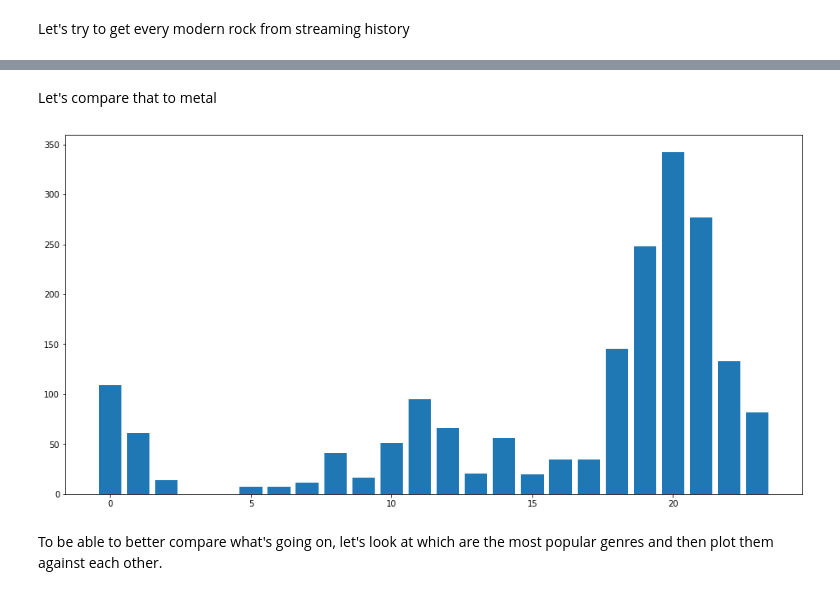
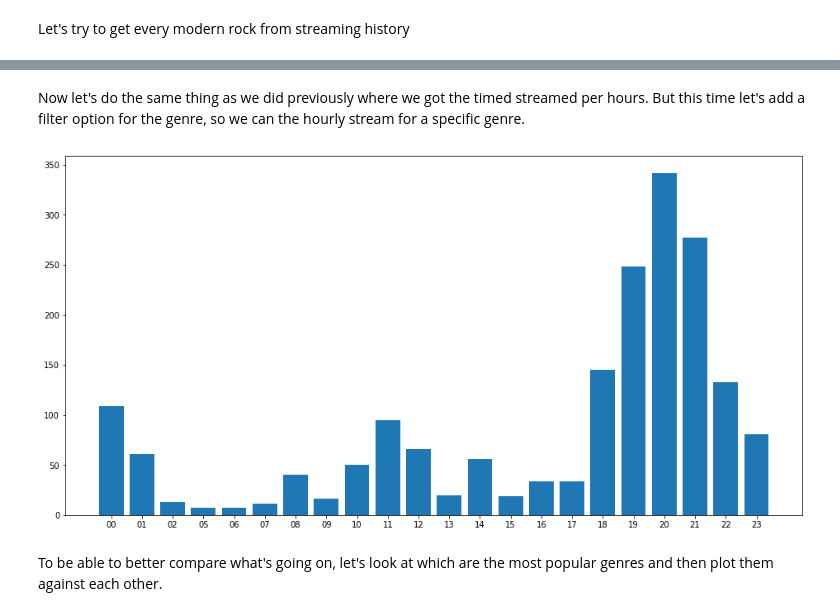
Before and after one commit to TimoBl/Spotify-Data-Analysis, a Jupyter notebook: Spotify_Data_Analysis.ipynb, the cells around one changed output, grey strips where cells are left out. Saved outputs shown, nothing was run; the diff lists cells and outputs as text; code cells hidden in the pictures.

```diff
--- a/Spotify_Data_Analysis.ipynb
+++ b/Spotify_Data_Analysis.ipynb
@@ -337,11 +316,36 @@ plotHourlyStreamingHistory(modern_rock_hourly_history)
-# %% [markdown]
-Let's compare that to metal
-# %%
-heavy_metal_streaming_history = getGenreStreamingHistory("metal")
-heavy_metal_hourly_history = getHourlyStreamingHistoryTime(heavy_metal_streaming_history)
-plotHourlyStreamingHistory(heavy_metal_hourly_history)
-# %% [output]
-[figure, removed]
+# %% [markdown]
+Now let's do the same thing as we did previously where we got the timed streamed per hours. But this time let's add a filter option for the genre, so we can the hourly stream for a specific genre.
+# %%
+from datetime import datetime
+
+def getHourlyGenreStreaming(genre):
+    cmd = """ SELECT
+                  strftime('%H', endTime),
+                  SUM(msPlayed) / 60000
+              FROM
+                  streaming_history
+              INNER JOIN
+                  artist_genres
+              ON
+                  streaming_history.artistName=artist_genres.artistName
+              WHERE
+                  artist_genres.genreName='""" + genre + """'
+              GROUP BY
+                  strftime('%H', endTime);"""
+    cur = database.execute(cmd)
+    res = cur.fetchall()
+    return np.array(*[res]).transpose()
+
+def plotHourlyStreamingHistory(time, minutes):
+  fig, ax = plt.subplots(figsize=(16, 8))
+  minutes = [int(m) for m in minutes]
+  ax.bar(time, minutes)
+  plt.show()
+
+[time, minutes] = getHourlyGenreStreaming("metal")
+plotHourlyStreamingHistory(time, minutes)
+# %% [output]
+[figure, added]
 # %% [markdown]
 To be able to better compare what's going on, let's look at which are the most popular genres and then plot them against each other.
 # %%
```
Also changed, not shown: parts of 31 cells of this notebook.
